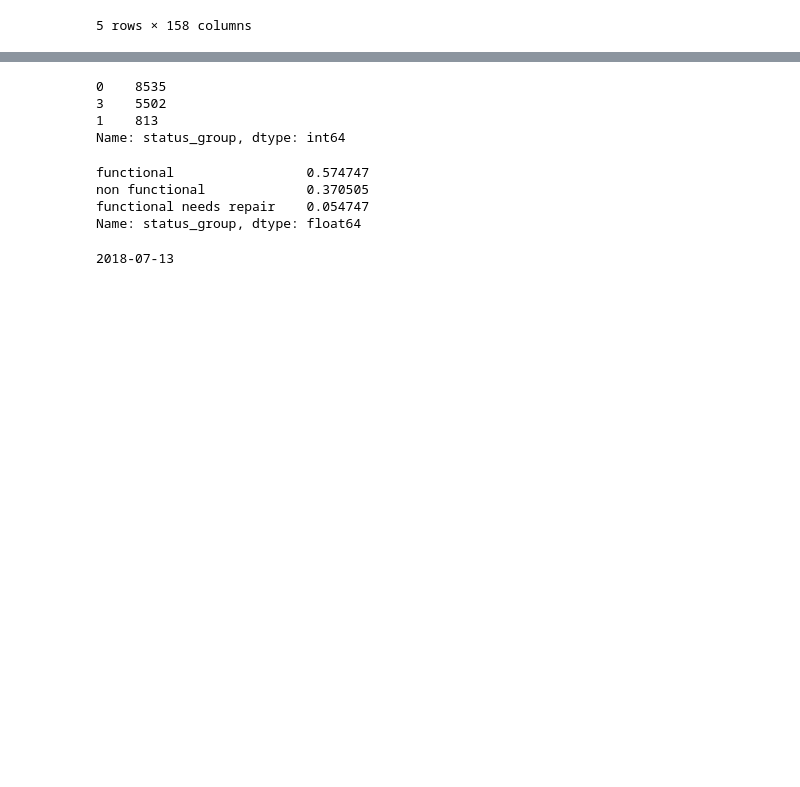
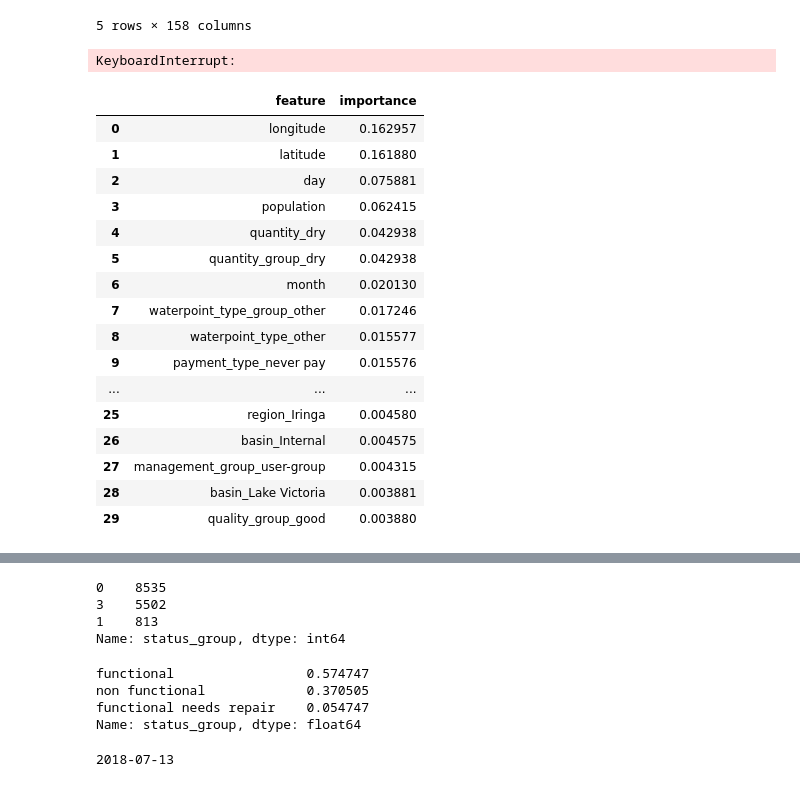
Before and after one commit to JohnErnestBonanno/WaterPump, a Jupyter notebook: EDA_Cleaning_PreProcess.ipynb, the cells around one changed output, grey strips where cells are left out. Saved outputs shown, nothing was run; the diff lists cells and outputs as text; code cells hidden in the pictures; blank space fills up the shorter version.

Commit message:
Use Feature Importance

```diff
--- a/EDA_Cleaning_PreProcess.ipynb
+++ b/EDA_Cleaning_PreProcess.ipynb
@@ -792,10 +792,12 @@ model_rnf = clf_rnf.fit(train,target)
 # %%
 from sklearn.model_selection import KFold, cross_val_score
 # %%
-lin_scores = cross_val_score(clf_lin, train, target, cv = 10)
-#rnf_scores = cross_val_score(clf_rnf, train, target, cv = 10)
+#lin_scores = cross_val_score(clf_lin, train, target, cv = 10)
+rnf_scores = cross_val_score(clf_rnf, train, target, cv = 10)
 #gbc_scores = cross_val_score(clf_gbc, train, target, cv = 10)
 
 #for some reason the gbc won't work
+# %% [output]
+KeyboardInterrupt:
 # %%
 #print("Lin Avg: {} Lin StDev".format(lin_scores.mean(),lin_scores.stdev()))
@@ -803,4 +805,38 @@ print("lin Avg: {} lin StDev: {}".format(lin_scores.mean(),lin_scores.std()))
 print("rnf Avg: {} rnf StDev: {}".format(rnf_scores.mean(),rnf_scores.std()))
 #print("gbc Avg: {} gbc StDev: {}".format(rnf_scores.mean(),rnf_scores.std()))
+# %%
+# model is the trained model
+importances = model_rnf.feature_importances_
+# %%
+# train_features is the dataframe of training features
+feature_list = list(train.columns)
+
+# Extract the feature importances into a dataframe
+feature_results = pd.DataFrame({'feature': feature_list,
+                                'importance': importances})
+
+# Show the top 10 most important
+feature_results = feature_results.sort_values('importance',
+                                              ascending = False).reset_index(drop=True)
+
+feature_results.head(30)
+# %% [output]
+|  | feature | importance |
+| 0 | longitude | 0.162957 |
+| 1 | latitude | 0.161880 |
+| 2 | day | 0.075881 |
+| 3 | population | 0.062415 |
+| 4 | quantity_dry | 0.042938 |
+| 5 | quantity_group_dry | 0.042938 |
+| 6 | month | 0.020130 |
+| 7 | waterpoint_type_group_other | 0.017246 |
+| 8 | waterpoint_type_other | 0.015577 |
+| 9 | payment_type_never pay | 0.015576 |
+| ... | ... | ... |
+| 25 | region_Iringa | 0.004580 |
+| 26 | basin_Internal | 0.004575 |
+| 27 | management_group_user-group | 0.004315 |
+| 28 | basin_Lake Victoria | 0.003881 |
+| 29 | quality_group_good | 0.003880 |
 # %%
 rnf_pred = model_rnf.predict(test)
```
Also changed, not shown: parts of 2 cells of this notebook.
